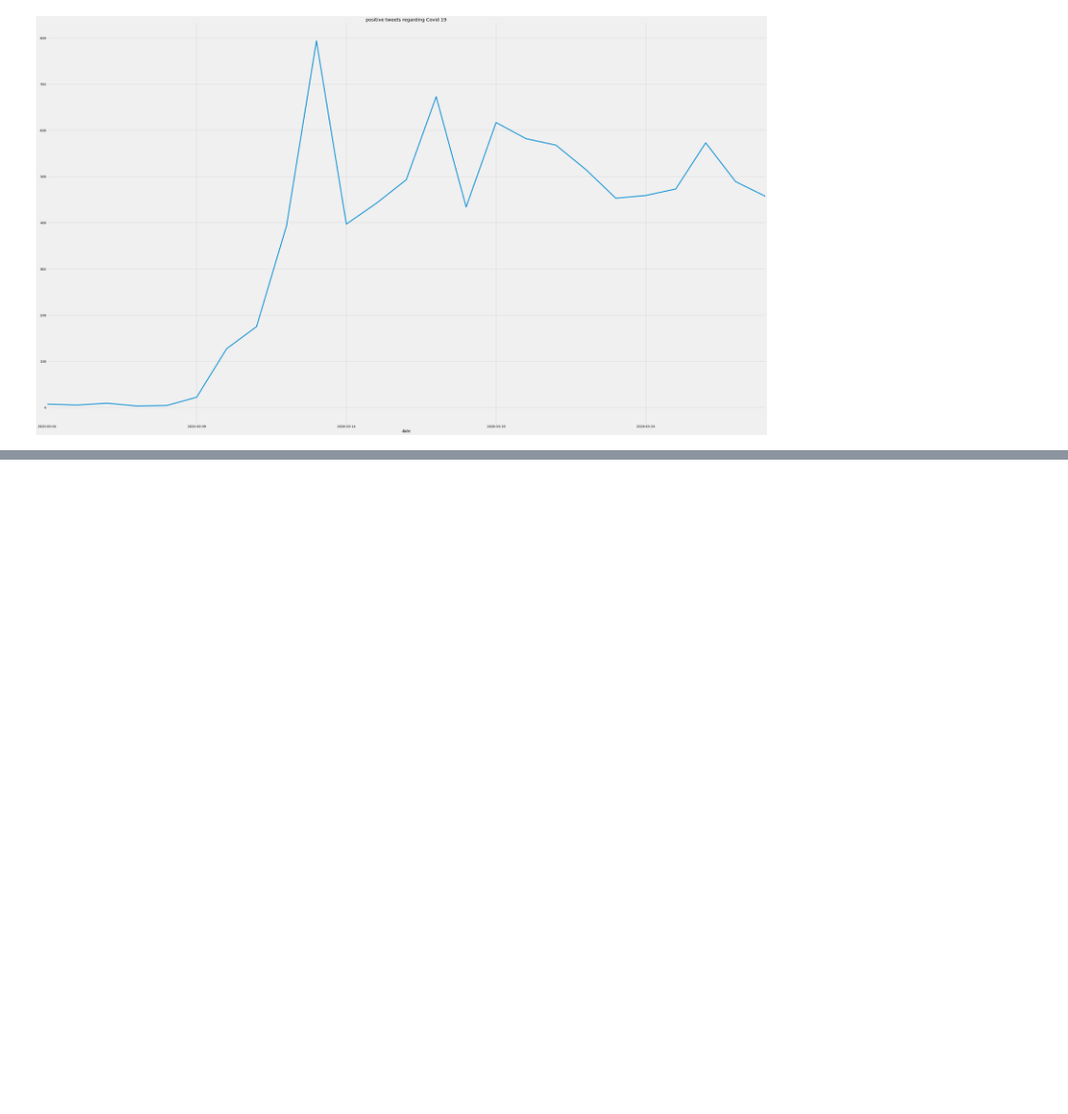
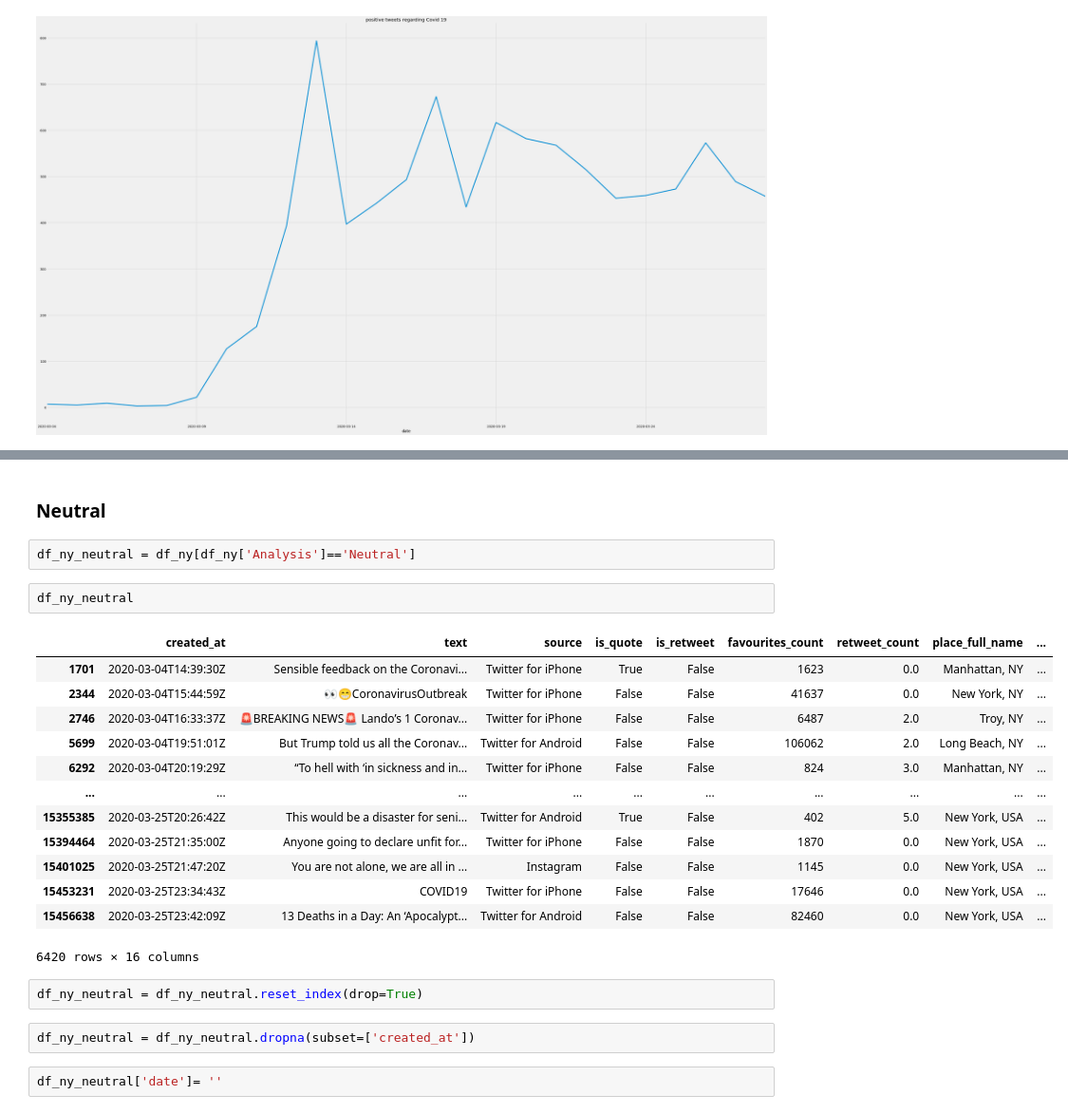
Before and after one commit to armandordorica/Twitter_Sentiment_Analysis, a Jupyter notebook: time series sentiment analysis nyc data on tweets.ipynb, the cells around one changed output, grey strips where cells are left out. Shown at 95% size. Cells and saved outputs as stored; diff of their text form; blank space fills up the shorter version.

```diff
--- a/time series sentiment analysis nyc data on tweets.ipynb
+++ b/time series sentiment analysis nyc data on tweets.ipynb
@@ -547,0 +596,26 @@ Text(0.5, 1.0, 'positive tweets regarding Covid 19')
+# %% [markdown]
+### Neutral
+# %%
+df_ny_neutral = df_ny[df_ny['Analysis']=='Neutral']
+# %%
+df_ny_neutral
+# %% [output]
+|  | created_at | text | source | is_quote | is_retweet | favourites_count | retweet_count | place_full_name | ... |
+| 1701 | 2020-03-04T14:39:30Z | Sensible feedback on the Coronavi... | Twitter for iPhone | True | False | 1623 | 0.0 | Manhattan, NY | ... |
+| 2344 | 2020-03-04T15:44:59Z | 👀😁CoronavirusOutbreak | Twitter for iPhone | False | False | 41637 | 0.0 | New York, NY | ... |
+| 2746 | 2020-03-04T16:33:37Z | 🚨BREAKING NEWS🚨 Lando’s 1 Coronav... | Twitter for iPhone | False | False | 6487 | 2.0 | Troy, NY | ... |
+| 5699 | 2020-03-04T19:51:01Z | But Trump told us all the Coronav... | Twitter for Android | False | False | 106062 | 2.0 | Long Beach, NY | ... |
+| 6292 | 2020-03-04T20:19:29Z | “To hell with ‘in sickness and in... | Twitter for iPhone | False | False | 824 | 3.0 | Manhattan, NY | ... |
+| ... | ... | ... | ... | ... | ... | ... | ... | ... | ... |
+| 15355385 | 2020-03-25T20:26:42Z | This would be a disaster for seni... | Twitter for Android | True | False | 402 | 5.0 | New York, USA | ... |
+| 15394464 | 2020-03-25T21:35:00Z | Anyone going to declare unfit for... | Twitter for iPhone | False | False | 1870 | 0.0 | New York, USA | ... |
+| 15401025 | 2020-03-25T21:47:20Z | You are not alone, we are all in ... | Instagram | False | False | 1145 | 0.0 | New York, USA | ... |
+| 15453231 | 2020-03-25T23:34:43Z | COVID19 | Twitter for iPhone | False | False | 17646 | 0.0 | New York, USA | ... |
+| 15456638 | 2020-03-25T23:42:09Z | 13 Deaths in a Day: An ‘Apocalypt... | Twitter for Android | False | False | 82460 | 0.0 | New York, USA | ... |
+6420 rows × 16 columns
+# %%
+df_ny_neutral = df_ny_neutral.reset_index(drop=True)
+# %%
+df_ny_neutral = df_ny_neutral.dropna(subset=['created_at'])
+# %%
+df_ny_neutral['date']= ''
```
Also changed, not shown: parts of 26 cells of this notebook.
